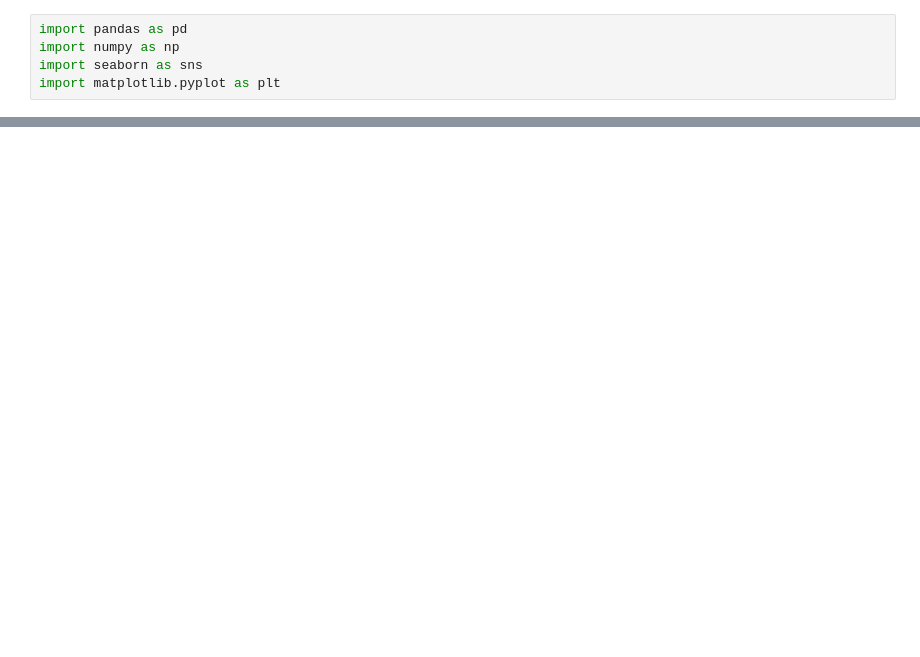
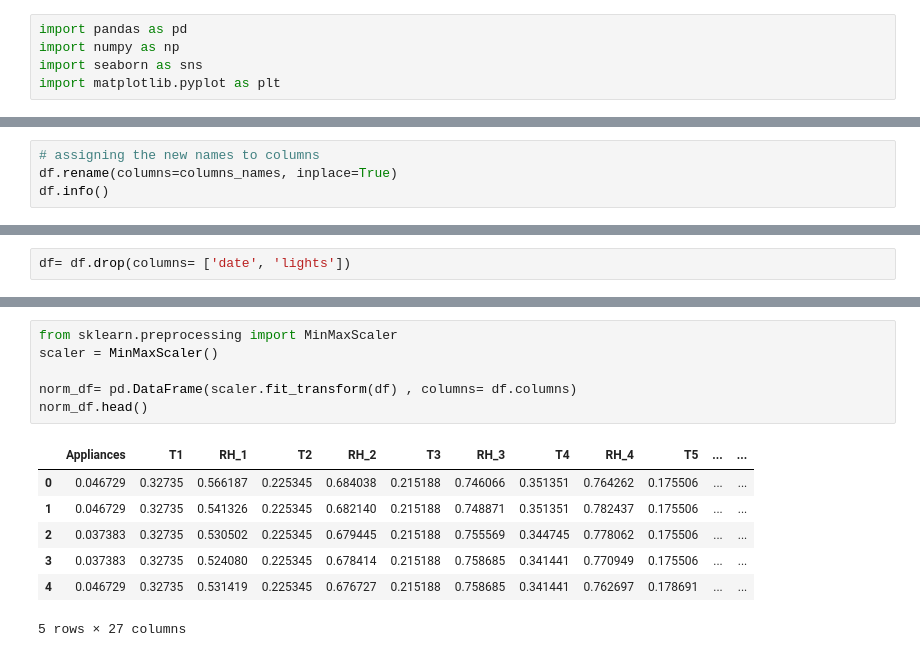
Before and after one commit to Tito-A/Hamoye_Internship_Tasks, a Jupyter notebook: Stage B- Machine Learning Regression/MachineLearningRegression_PredictingEnergyEfficiencyOfBuildings.ipynb, the cells around one changed output, grey strips where cells are left out. Cells and saved outputs as stored; diff of their text form; blank space fills up the shorter version.

```diff
--- a/Stage B- Machine Learning Regression/MachineLearningRegression_PredictingEnergyEfficiencyOfBuildings.ipynb
+++ b/Stage B- Machine Learning Regression/MachineLearningRegression_PredictingEnergyEfficiencyOfBuildings.ipynb
@@ -17,0 +165,4 @@ df.head()
+# %%
+# assigning the new names to columns
+df.rename(columns=columns_names, inplace=True)
+df.info()
@@ -17,0 +256,2 @@ df.head()
+# %%
+df= df.drop(columns= ['date', 'lights'])
@@ -17,0 +267,14 @@ df.head()
+# %%
+from sklearn.preprocessing import MinMaxScaler
+scaler = MinMaxScaler()
+
+norm_df= pd.DataFrame(scaler.fit_transform(df) , columns= df.columns)
+norm_df.head()
+# %% [output]
+|  | Appliances | T1 | RH_1 | T2 | RH_2 | T3 | RH_3 | T4 | RH_4 | T5 | ... | ... |
+| 0 | 0.046729 | 0.32735 | 0.566187 | 0.225345 | 0.684038 | 0.215188 | 0.746066 | 0.351351 | 0.764262 | 0.175506 | ... | ... |
+| 1 | 0.046729 | 0.32735 | 0.541326 | 0.225345 | 0.682140 | 0.215188 | 0.748871 | 0.351351 | 0.782437 | 0.175506 | ... | ... |
+| 2 | 0.037383 | 0.32735 | 0.530502 | 0.225345 | 0.679445 | 0.215188 | 0.755569 | 0.344745 | 0.778062 | 0.175506 | ... | ... |
+| 3 | 0.037383 | 0.32735 | 0.524080 | 0.225345 | 0.678414 | 0.215188 | 0.758685 | 0.341441 | 0.770949 | 0.175506 | ... | ... |
+| 4 | 0.046729 | 0.32735 | 0.531419 | 0.225345 | 0.676727 | 0.215188 | 0.758685 | 0.341441 | 0.762697 | 0.178691 | ... | ... |
+5 rows × 27 columns
```
Also changed, not shown: parts of 42 cells of this notebook.
